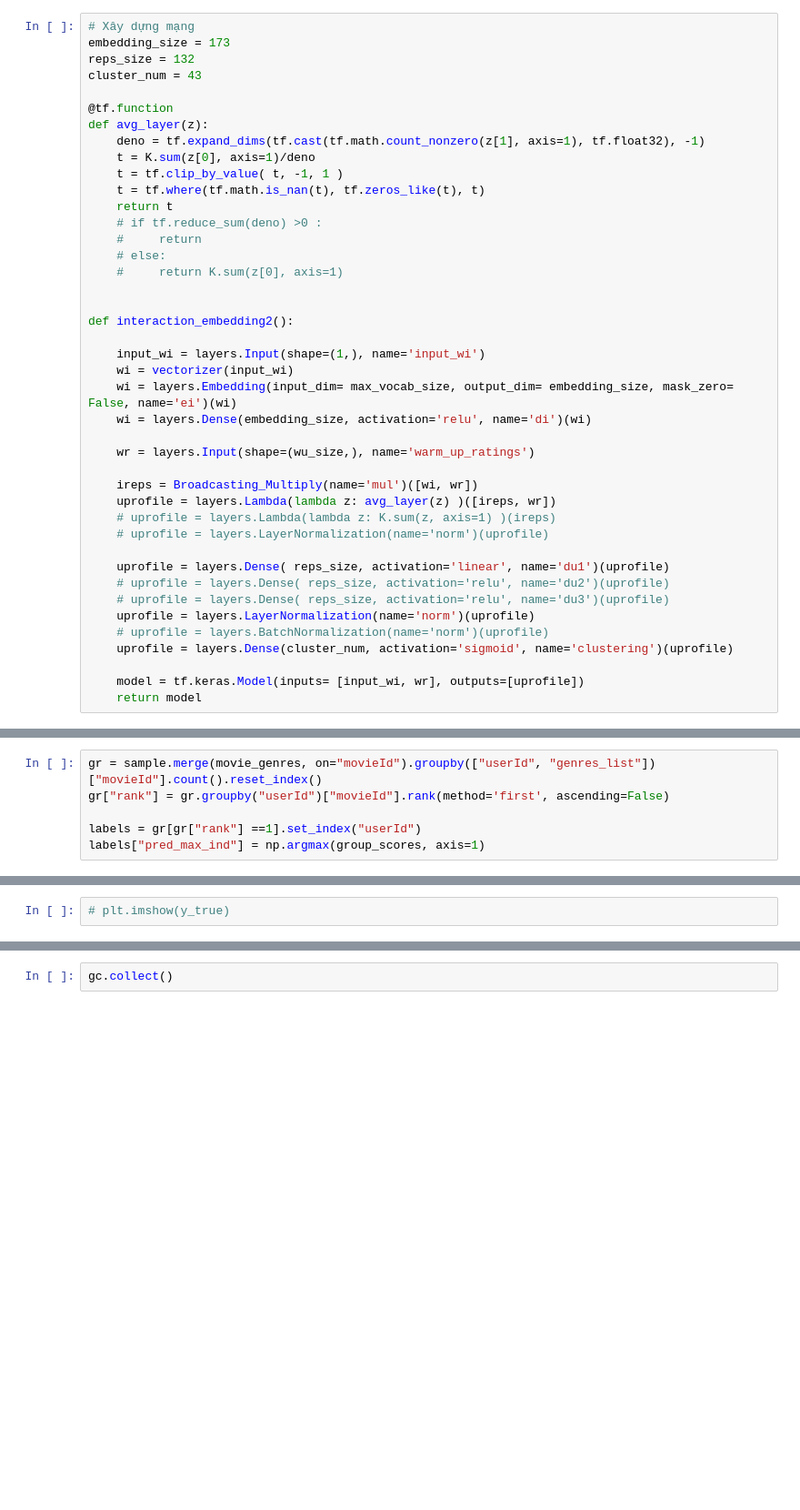
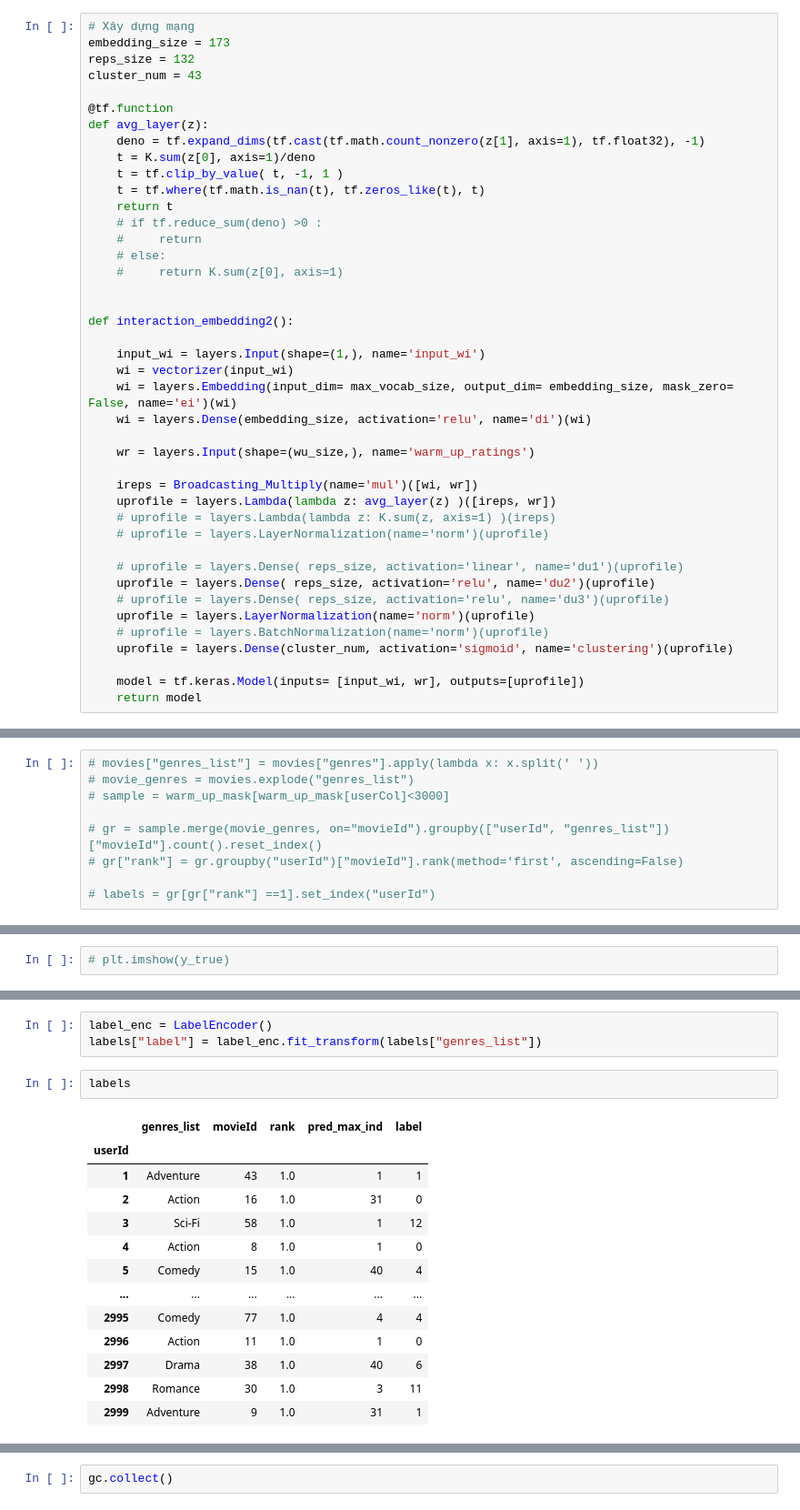
Before and after one commit to quanvu0996/TF_cert_training, a Jupyter notebook: v2.5_ML20M optimizing cluster.ipynb, the cells around one changed output, grey strips where cells are left out. Shown at 91% size. Drawn from its saved outputs; the diff is of its cells as text; blank space fills up the shorter version.

```diff
--- a/v2.5_ML20M optimizing cluster.ipynb
+++ b/v2.5_ML20M optimizing cluster.ipynb
@@ -368,8 +372,8 @@ def interaction_embedding2():
     # uprofile = layers.Lambda(lambda z: K.sum(z, axis=1) )(ireps)
     # uprofile = layers.LayerNormalization(name='norm')(uprofile)
 
-    uprofile = layers.Dense( reps_size, activation='linear', name='du1')(uprofile)
-    # uprofile = layers.Dense( reps_size, activation='relu', name='du2')(uprofile)
+    # uprofile = layers.Dense( reps_size, activation='linear', name='du1')(uprofile)
+    uprofile = layers.Dense( reps_size, activation='relu', name='du2')(uprofile)
     # uprofile = layers.Dense( reps_size, activation='relu', name='du3')(uprofile)
     uprofile = layers.LayerNormalization(name='norm')(uprofile)
     # uprofile = layers.BatchNormalization(name='norm')(uprofile)
@@ -472,6 +523,9 @@ sample = warm_up_mask[warm_up_mask[userCol]<3000]
 # %%
-gr = sample.merge(movie_genres, on="movieId").groupby(["userId", "genres_list"])["movieId"].count().reset_index()
-gr["rank"] = gr.groupby("userId")["movieId"].rank(method='first', ascending=False)
+# movies["genres_list"] = movies["genres"].apply(lambda x: x.split(' '))
+# movie_genres = movies.explode("genres_list")
+# sample = warm_up_mask[warm_up_mask[userCol]<3000]
 
-labels = gr[gr["rank"] ==1].set_index("userId")
-labels["pred_max_ind"] = np.argmax(group_scores, axis=1)
+# gr = sample.merge(movie_genres, on="movieId").groupby(["userId", "genres_list"])["movieId"].count().reset_index()
+# gr["rank"] = gr.groupby("userId")["movieId"].rank(method='first', ascending=False)
+
+# labels = gr[gr["rank"] ==1].set_index("userId")
@@ -542,0 +658,19 @@ plt.imshow( a[np.argsort(ind)][0:k] )
+# %%
+label_enc = LabelEncoder()
+labels["label"] = label_enc.fit_transform(labels["genres_list"])
+# %%
+labels
+# %% [output]
+|  | genres_list | movieId | rank | pred_max_ind | label |
+| userId |  |  |  |  |  |
+| 1 | Adventure | 43 | 1.0 | 1 | 1 |
+| 2 | Action | 16 | 1.0 | 31 | 0 |
+| 3 | Sci-Fi | 58 | 1.0 | 1 | 12 |
+| 4 | Action | 8 | 1.0 | 1 | 0 |
+| 5 | Comedy | 15 | 1.0 | 40 | 4 |
+| ... | ... | ... | ... | ... | ... |
+| 2995 | Comedy | 77 | 1.0 | 4 | 4 |
+| 2996 | Action | 11 | 1.0 | 1 | 0 |
+| 2997 | Drama | 38 | 1.0 | 40 | 6 |
+| 2998 | Romance | 30 | 1.0 | 3 | 11 |
+| 2999 | Adventure | 9 | 1.0 | 31 | 1 |
```
Also changed, not shown: parts of 27 cells of this notebook.
